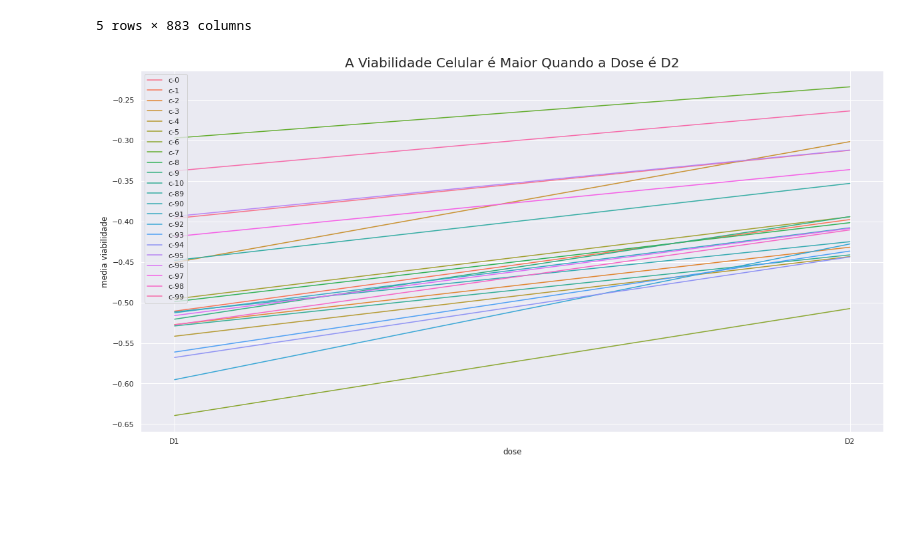
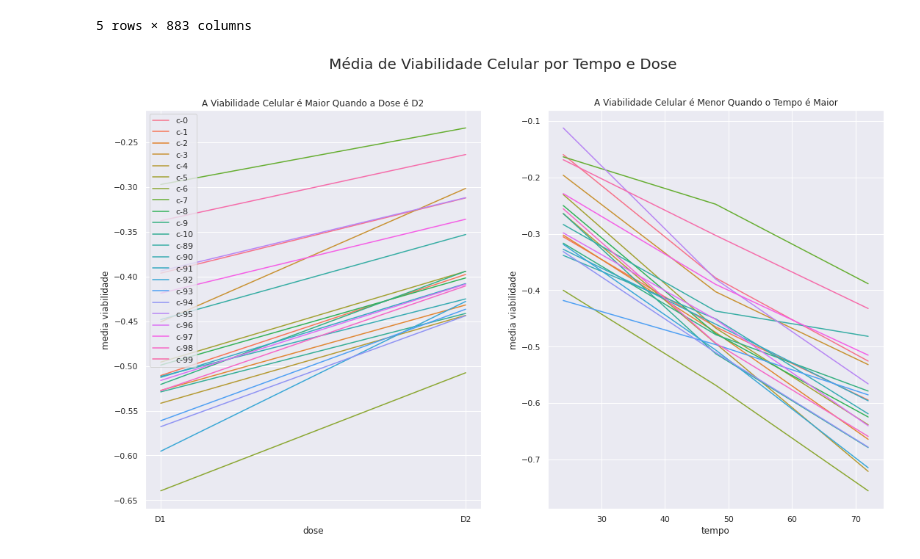
Before and after one commit to Gabrielvinicius27/imersao-dados-desafio-final, a Jupyter notebook: DesafioFinal_ImersaoDadosAlura.ipynb, the cells around one changed output. Cells and saved outputs as stored; diff of their text form; code cells hidden in the pictures; blank space fills up the shorter version.

```diff
--- a/DesafioFinal_ImersaoDadosAlura.ipynb
+++ b/DesafioFinal_ImersaoDadosAlura.ipynb
@@ -343,6 +343,7 @@ dados_combinados.head()
 | 4 | id_001626bd3 | com_droga | 72 | D2 | 7cbed3131 | -0.3254 | -0.4009 | 0.9700 | 0.6919 | 1.4180 | -0.8244 | ... |
 5 rows × 883 columns
 # %%
+# Calcular a média das primeiras e últimas viabilidades celulares por tempo e dose
 columns = [column for column in dados_combinados.loc[:, 'c-0':'c-10'].columns]
 columns = columns + [column for column in dados_combinados.loc[:, 'c-89':'c-99'].columns]
 columns.append('dose')
@@ -355,16 +356,41 @@ viabilidade_celular_medias_por_dose =pd.melt(viabilidade_celular_medias_por_dose
                                               var_name='viabilidade celular',
                                               value_name='media viabilidade')
 
-plt.figure(figsize = (20,10))
-g = sns.lineplot(
-    data = viabilidade_celular_medias_por_dose,
-    x='dose',
-    y='media viabilidade',
-    hue='viabilidade celular',
-)
-plt.legend(loc='upper left')
-g.set_title('A Viabilidade Celular é Maior Quando a Dose é D2',
-            fontdict={'fontsize':20})
-plt.show()
+columns = [column for column in dados_combinados.loc[:, 'c-0':'c-10'].columns]
+columns = columns + [column for column in dados_combinados.loc[:, 'c-89':'c-99'].columns]
+columns.append('tempo')
+
+viabilidade_celular_medias_por_tempo = dados_combinados.loc[:,columns].groupby('tempo').mean()
+viabilidade_celular_medias_por_tempo['tempo'] = viabilidade_celular_medias_por_tempo.index
+
+viabilidade_celular_medias_por_tempo =pd.melt(viabilidade_celular_medias_por_tempo,
+                                              id_vars = 'tempo',
+                                              var_name='viabilidade celular',
+                                              value_name='media viabilidade')
-# %% [output]
-[figure, removed]
+# %%
+fig, axes = plt.subplots(1, 2, figsize = (18,10))
+fig.suptitle('Média de Viabilidade Celular por Tempo e Dose', fontsize = 20)
+
+sns.lineplot(
+    ax = axes[0],
+    data = viabilidade_celular_medias_por_dose,
+    x='dose',
+    y='media viabilidade',
+    hue='viabilidade celular',
+)
+axes[0].set_title('A Viabilidade Celular é Maior Quando a Dose é D2')
+axes[0].legend(loc='upper left')
+
+sns.lineplot(
+    ax = axes[1],
+    data = viabilidade_celular_medias_por_tempo,
+    x='tempo',
+    y='media viabilidade',
+    hue='viabilidade celular',
+)
+axes[1].set_title('A Viabilidade Celular é Menor Quando o Tempo é Maior')
+
+axes[1].legend([],[], frameon=False)
+plt.show()
+# %% [output]
+[figure, added]
```
Also changed, not shown: parts of 27 cells of this notebook.
